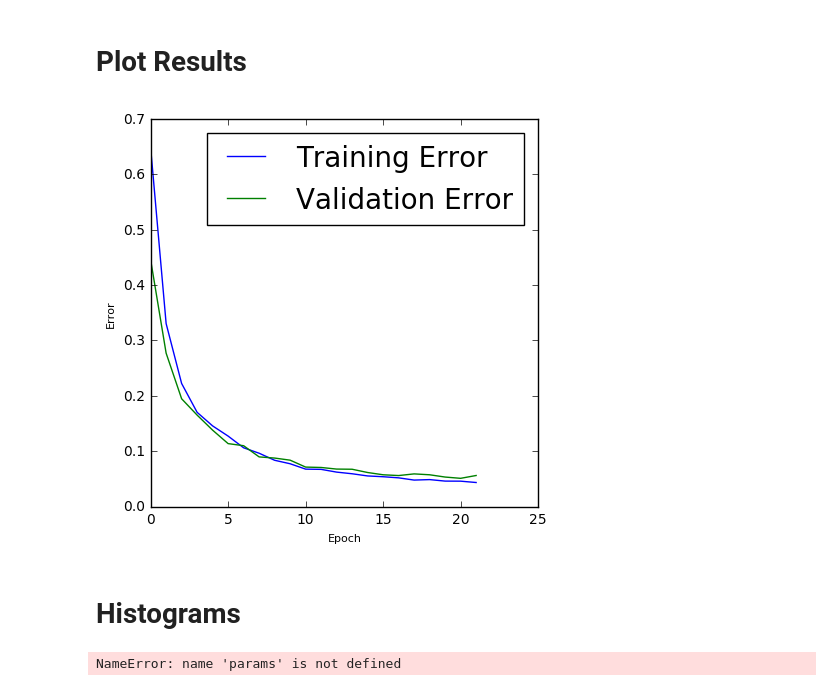
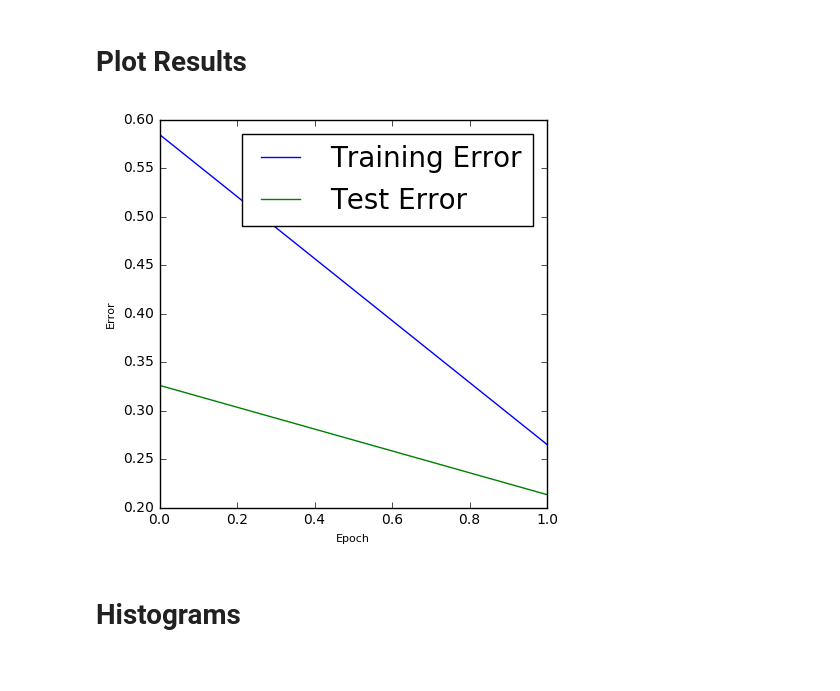
Before and after one commit to ilkerc/ObjDetector, a Jupyter notebook: non-uniform-quantizer-test1.ipynb, the cells around one changed output. Saved outputs shown, nothing was run; the diff lists cells and outputs as text; code cells hidden in the pictures.

```diff
--- a/non-uniform-quantizer-test1.ipynb
+++ b/non-uniform-quantizer-test1.ipynb
@@ -57,15 +57,16 @@ def load_data():
     X_valid = X_valid.reshape((X_valid.shape[0], 1, DIM, DIM))
     X_test = X_test.reshape((X_test.shape[0], 1, DIM, DIM))
 
+    # stack train and valid, we wont be using valid
+    X_train = np.concatenate([X_train, X_valid], axis=0)
+    y_train = np.concatenate([y_train, y_valid], axis=0)
+
     print "Train samples:", X_train.shape
-    print "Validation samples:", X_valid.shape
     print "Test samples:", X_test.shape
 
     return dict(
         X_train=lasagne.utils.floatX(X_train),
         y_train=y_train.astype('int32'),
-        X_valid=lasagne.utils.floatX(X_valid),
-        y_valid=y_valid.astype('int32'),
         X_test=lasagne.utils.floatX(X_test),
         y_test=y_test.astype('int32'),
         num_examples_train=X_train.shape[0],
@@ -203,6 +203,7 @@ def find_quantization_bins(dist, sharedBins):
     # Report
     print "New Bin Sizes: [" + ", ".join([str(final_Q[x].shape[0]) for x in range(shape[1])] ) + "]"
     sharedBins.set_value(final_Q)
+    return final_Q
 # %%
 def build_functions():
     X = T.tensor4(dtype=theano.config.floatX)
@@ -344,21 +355,15 @@ Validation Acc: 0.944
 # %%
 plt.figure(figsize=(5,5))
 plt.plot(1-np.array(train_accs), label='Training Error')
-plt.plot(1-np.array(valid_accs), label='Validation Error')
+plt.plot(1-np.array(test_accs), label='Test Error')
 plt.legend(fontsize=20)
 plt.xlabel('Epoch', fontsize=8)
 plt.ylabel('Error', fontsize=8)
 plt.show()
 # %% [output]
-[figure, old version]
+[figure, new version]
 # %% [markdown]
 # Histograms
-# %%
-    quant = params[8] # the quantization parameter as shared
-    quant_val = quant.get_value()
-    print quant_val
-# %% [output]
-NameError: name 'params' is not defined
 # %%
 # Histograms
 dense_params = param_outputs.reshape((-1, 6))
```
Also changed, not shown: parts of 5 cells of this notebook, 5 other files.
